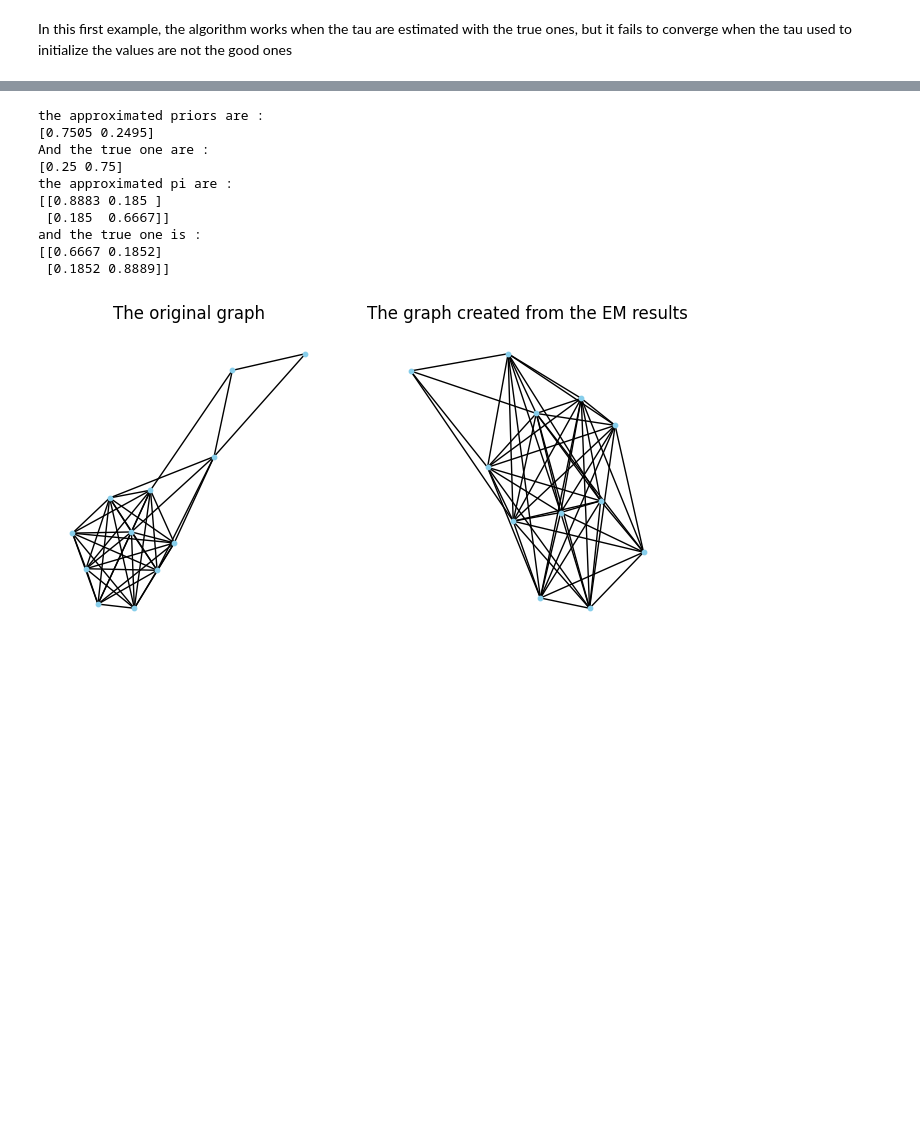
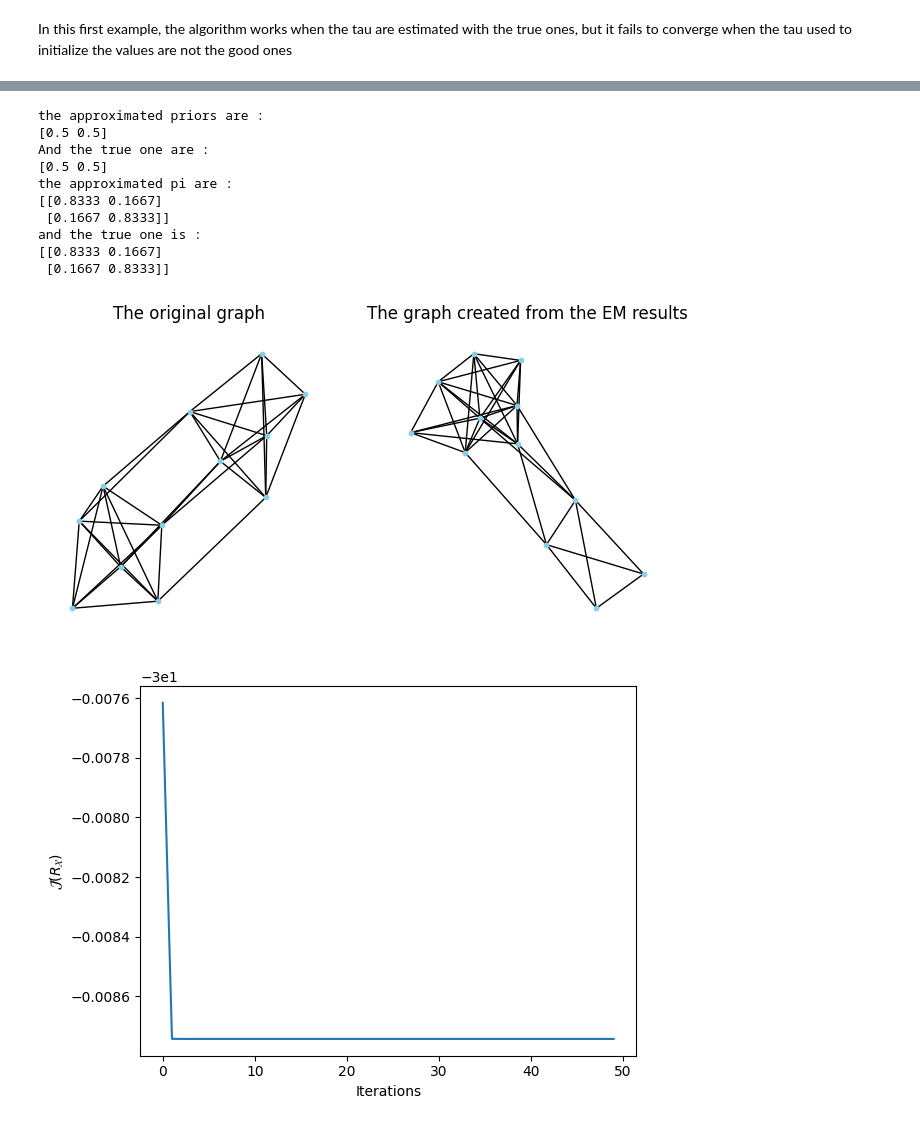
Before and after one commit to ElSacho/Mixture4graph, a Jupyter notebook: notebook_generate_and_EM.ipynb, the cells around one changed output, grey strips where cells are left out. Drawn from its saved outputs; the diff is of its cells as text; code cells hidden in the pictures; blank space fills up the shorter version.

```diff
--- a/notebook_generate_and_EM.ipynb
+++ b/notebook_generate_and_EM.ipynb
@@ -123,39 +132,42 @@ and the true one is :
 # %%
 n_vertices = 12
 pi = np.array([[1,0.1],[0.1,1]])
 priors = np.array([0.2,0.8])
 n_clusters = len(priors)
 max_iter = 50
 
 graph, tau = generate_and_give_tau(n_vertices, pi , priors)
 
 X = get_X_from_graph(graph)
 emp_prior, emp_pi = return_priors_pi(X, tau.copy())
 # appro_priors, appro_pi = main_with_tau(X, tau.copy(), n_clusters, 50)
-appro_priors, appro_pi = main(X, n_clusters, max_iter)
+appro_priors, appro_pi, jrx = main(X, n_clusters, max_iter)
 print("the approximated priors are : ")
 print(appro_priors)
 print('And the true one are :')
 print(emp_prior)
 print('the approximated pi are :')
 print(appro_pi)
 print("and the true one is : ")
 print(emp_pi)
 
+np.random.seed(2)
 graph_emp, tau = generate_and_give_tau(n_vertices, appro_pi , appro_priors)
 show_multiple_graph([graph, graph_emp], ["The original graph", "The graph created from the EM results"], with_labels=False, node_size=10, font_size=1)
+plot_JRX(jrx)
 # %% [output]
 the approximated priors are :
-[0.7505 0.2495]
+[0.5 0.5]
 And the true one are :
-[0.25 0.75]
+[0.5 0.5]
 the approximated pi are :
-[[0.8883 0.185 ]
- [0.185  0.6667]]
+[[0.8333 0.1667]
+ [0.1667 0.8333]]
 and the true one is :
-[[0.6667 0.1852]
- [0.1852 0.8889]]
+[[0.8333 0.1667]
+ [0.1667 0.8333]]
-[figure, old version]
+[figure, new version]
+[figure, added]
 # %%
 n_vertices = 50
 pi = np.array([[0.1,1,0.1,0.1],[1,0.1,1,0.1],[0.1,1,0.1,1],[0.1,0.1,1,0.1]])
```
Also changed, not shown: parts of 5 cells of this notebook, 3 other files.
